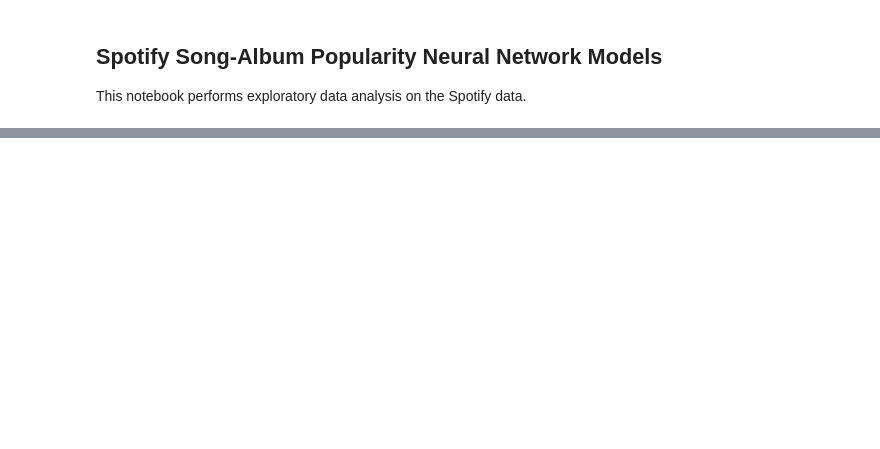
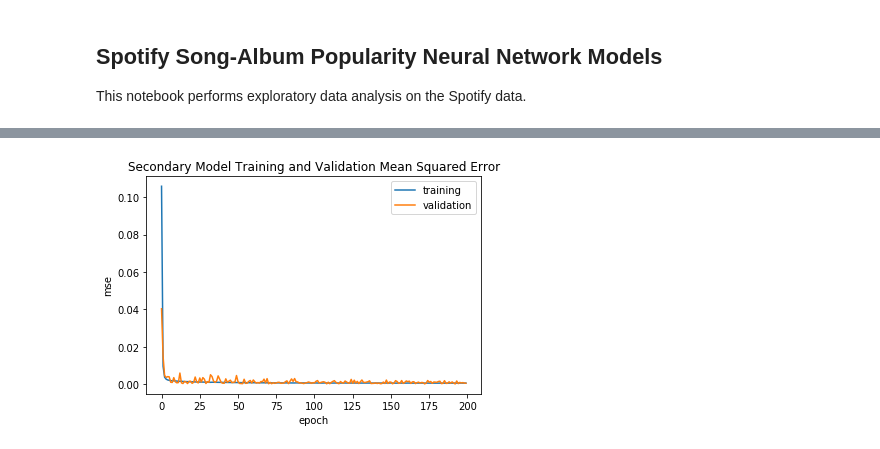
Before and after one commit to jluby/cs109_spotify, a Jupyter notebook: neural.ipynb, the cells around one changed output, grey strips where cells are left out. Cells and saved outputs as stored; diff of their text form; code cells hidden in the pictures; blank space fills up the shorter version.

```diff
--- a/neural.ipynb
+++ b/neural.ipynb
@@ -38,0 +119,24 @@ import tensorflow as tf
+# %%
+# Build the secondary model, with regularization
+model2 = tf.keras.models.Sequential(name="second")
+
+# Input Layer
+model2.add(tf.keras.layers.Flatten(input_shape=(15,)))
+
+# Hidden Layers
+model2.add(tf.keras.layers.Dense(100, kernel_initializer='normal', activation='relu'))
+model2.add(tf.keras.layers.BatchNormalization())
+model2.add(tf.keras.layers.Dropout(0.3))
+model2.add(tf.keras.layers.Dense(100, kernel_initializer='normal', activation='relu'))
+model2.add(tf.keras.layers.BatchNormalization())
+model2.add(tf.keras.layers.Dropout(0.3))
+model2.add(tf.keras.layers.Dense(100, kernel_initializer='normal', activation='relu'))
+model2.add(tf.keras.layers.BatchNormalization())
+model2.add(tf.keras.layers.Dropout(0.2))
+
+# Output Layer
+model2.add(tf.keras.layers.Dense(1, kernel_initializer='normal', activation='linear'))
+# %%
+# Compile the model
+model2.compile(loss='mean_squared_error', optimzer='adam')
+model2.summary()
@@ -38,0 +161,14 @@ import tensorflow as tf
+# %%
+# Fit the model
+model2_history = model2.fit(X_train, y_train, validation_split=0.2, epochs=200, batch_size=500, verbose=0)
+# %%
+# Plot training and validation accuracy
+plt.plot(model2_history.history['loss'], label='training')
+plt.plot(model2_history.history['val_loss'], label='validation')
+plt.title('Secondary Model Training and Validation Mean Squared Error')
+plt.xlabel('epoch')
+plt.ylabel('mse')
+plt.legend()
+plt.show()
+# %% [output]
+[figure, added]
```
Also changed, not shown: parts of 21 cells of this notebook, 3 other files.
